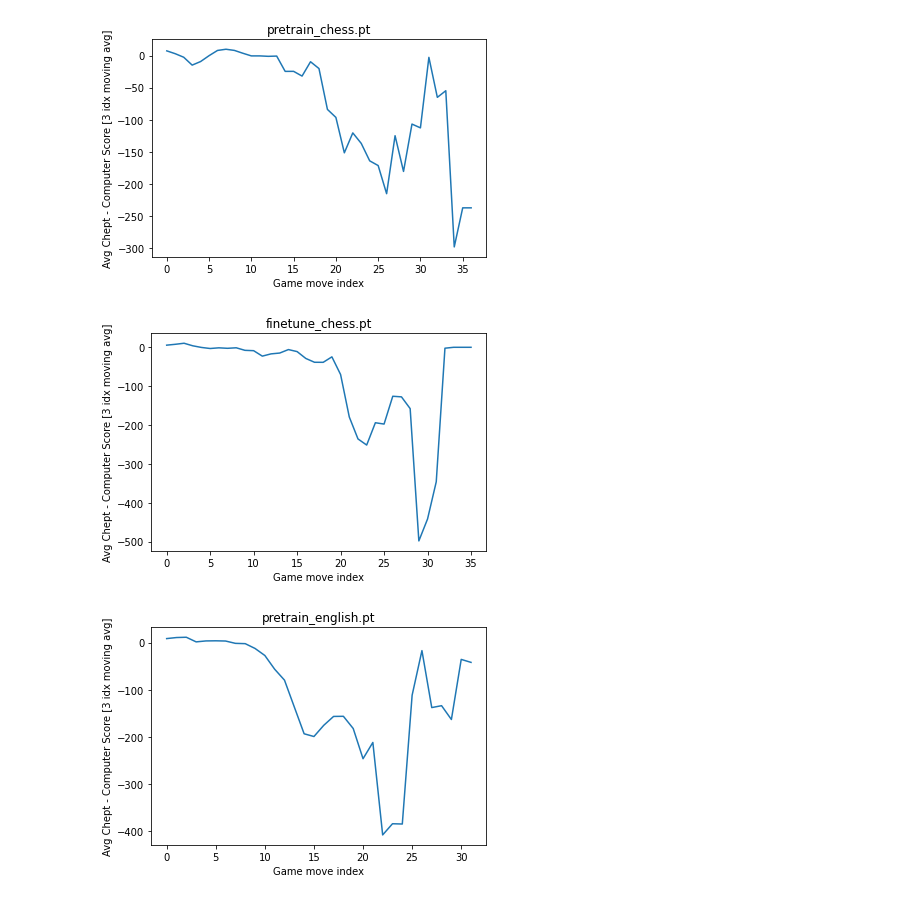
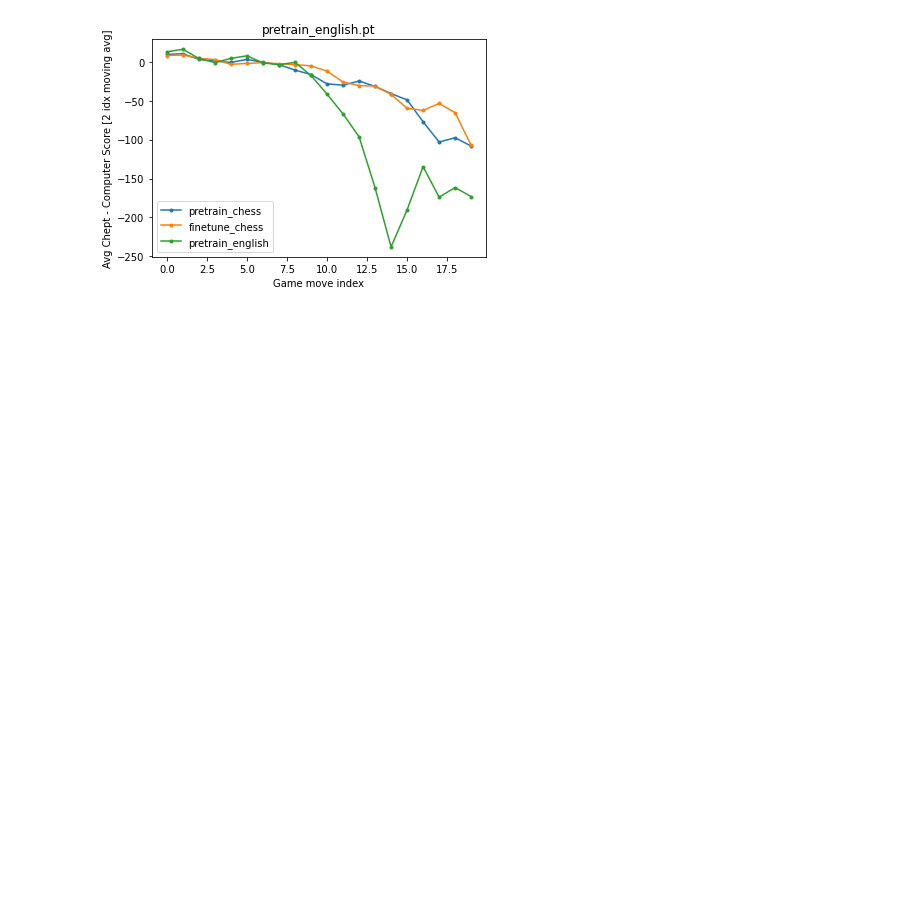
Before and after one commit to HarryMellsop/chept-2, a Jupyter notebook: analytics/collin-analytics.ipynb, the cells around one changed output. Cells and saved outputs as stored; diff of their text form; code cells hidden in the pictures; blank space fills up the shorter version.

Commit message:
Update sliding window analytics file

```diff
--- a/analytics/collin-analytics.ipynb
+++ b/analytics/collin-analytics.ipynb
@@ -20,28 +20,28 @@ def get_mean_diff_by_idx(analytics):
 
     return mean_diff_by_idx
 
-def plot_mean_diff_by_idx(analytics, avg_window_size=1, title=""):
+def plot_mean_diff_by_idx(analytics, avg_window_size=1, title="", max_length=None):
 
     mean_diff_by_idx = get_mean_diff_by_idx(analytics)
 
     # convolve to get moving avg
     out = np.convolve(mean_diff_by_idx, np.ones(avg_window_size)/avg_window_size)
 
-    plt.plot(out, '-')
+    plt.plot(out[:max_length], '.-', label=path.split('.pt')[0])
     plt.xlabel("Game move index")
     plt.title(title)
     if avg_window_size == 1:
         plt.ylabel("Avg Chept - Computer Score")
     else:
         plt.ylabel(f"Avg Chept - Computer Score [{avg_window_size} idx moving avg]")
-    plt.show()
+    plt.legend()
 # %%
+# plot the different curves for different checkpoints
 for path in parameter_paths:
     with open(f'anal_{path}.anal', 'rb') as f:
         analytics = pickel.load(f)
 
-    plot_mean_diff_by_idx(analytics, avg_window_size=3, title=path)
+    plot_mean_diff_by_idx(analytics, avg_window_size=2, title=path, max_length=20)
+plt.show()
 # %% [output]
-[figure, old version]
+[figure, new version]
-[figure, removed]
-[figure, removed]
```
